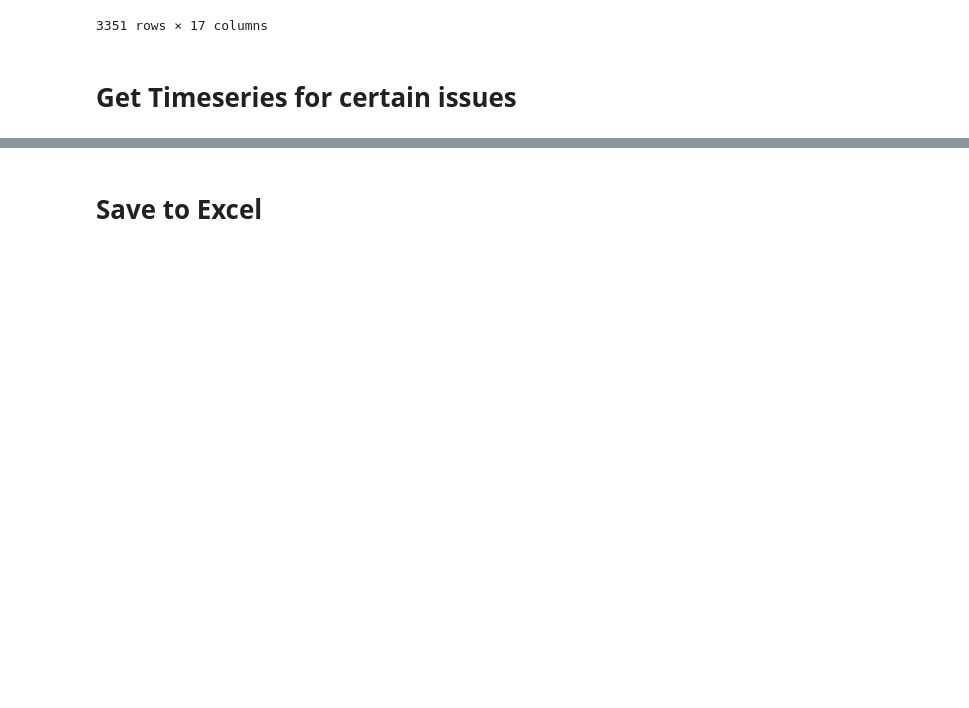
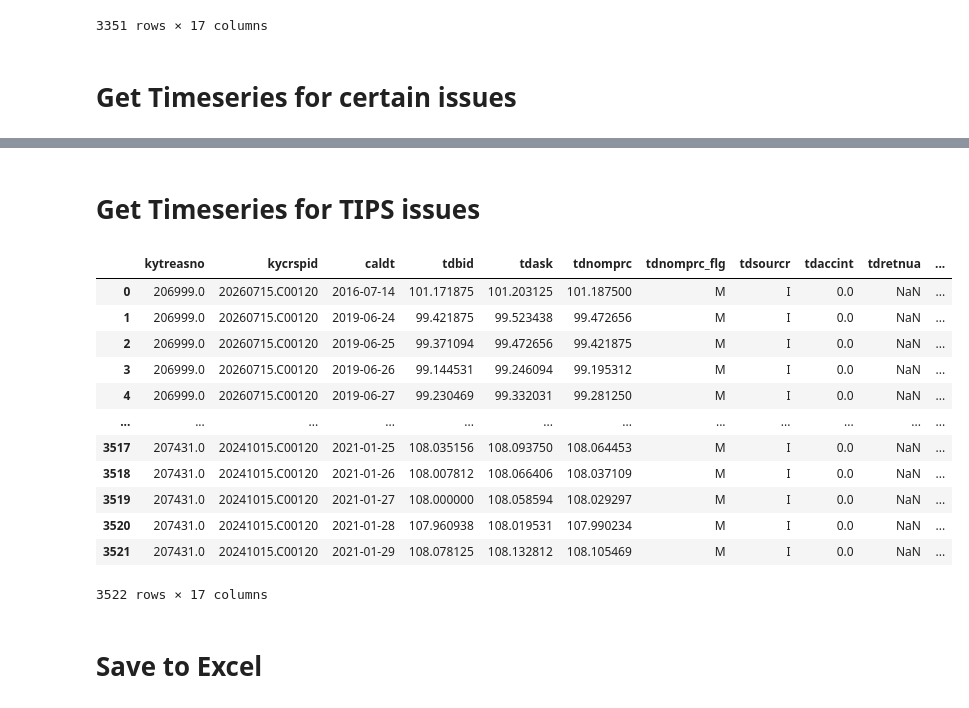
Before and after one commit to MarkHendricks/drw-markets, a Jupyter notebook: build_data/WRDS_Treasuries.ipynb, the cells around one changed output, grey strips where cells are left out. Drawn from its saved outputs; the diff is of its cells as text; code cells hidden in the pictures; blank space fills up the shorter version.

```diff
--- a/build_data/WRDS_Treasuries.ipynb
+++ b/build_data/WRDS_Treasuries.ipynb
@@ -230,4 +230,27 @@ ts_issue
 174 rows × 17 columns
+# %% [markdown]
+# Get Timeseries for TIPS issues
+# %%
+KEYNO_tips = (207431,206999,207009)
+
+SQL_QUERY = f'select * from crsp_m_treasuries.tfz_dly where kytreasno in {KEYNO_tips}'
+
+ts_issue_tips = db.raw_sql(SQL_QUERY)
+ts_issue_tips
+# %% [output]
+|  | kytreasno | kycrspid | caldt | tdbid | tdask | tdnomprc | tdnomprc_flg | tdsourcr | tdaccint | tdretnua | ... |
+| 0 | 206999.0 | 20260715.C00120 | 2016-07-14 | 101.171875 | 101.203125 | 101.187500 | M | I | 0.0 | NaN | ... |
+| 1 | 206999.0 | 20260715.C00120 | 2019-06-24 | 99.421875 | 99.523438 | 99.472656 | M | I | 0.0 | NaN | ... |
+| 2 | 206999.0 | 20260715.C00120 | 2019-06-25 | 99.371094 | 99.472656 | 99.421875 | M | I | 0.0 | NaN | ... |
+| 3 | 206999.0 | 20260715.C00120 | 2019-06-26 | 99.144531 | 99.246094 | 99.195312 | M | I | 0.0 | NaN | ... |
+| 4 | 206999.0 | 20260715.C00120 | 2019-06-27 | 99.230469 | 99.332031 | 99.281250 | M | I | 0.0 | NaN | ... |
+| ... | ... | ... | ... | ... | ... | ... | ... | ... | ... | ... | ... |
+| 3517 | 207431.0 | 20241015.C00120 | 2021-01-25 | 108.035156 | 108.093750 | 108.064453 | M | I | 0.0 | NaN | ... |
+| 3518 | 207431.0 | 20241015.C00120 | 2021-01-26 | 108.007812 | 108.066406 | 108.037109 | M | I | 0.0 | NaN | ... |
+| 3519 | 207431.0 | 20241015.C00120 | 2021-01-27 | 108.000000 | 108.058594 | 108.029297 | M | I | 0.0 | NaN | ... |
+| 3520 | 207431.0 | 20241015.C00120 | 2021-01-28 | 107.960938 | 108.019531 | 107.990234 | M | I | 0.0 | NaN | ... |
+| 3521 | 207431.0 | 20241015.C00120 | 2021-01-29 | 108.078125 | 108.132812 | 108.105469 | M | I | 0.0 | NaN | ... |
+3522 rows × 17 columns
 # %% [markdown]
 # Save to Excel
 # %%
```
Also changed, not shown: parts of 6 cells of this notebook, 10 other files.
